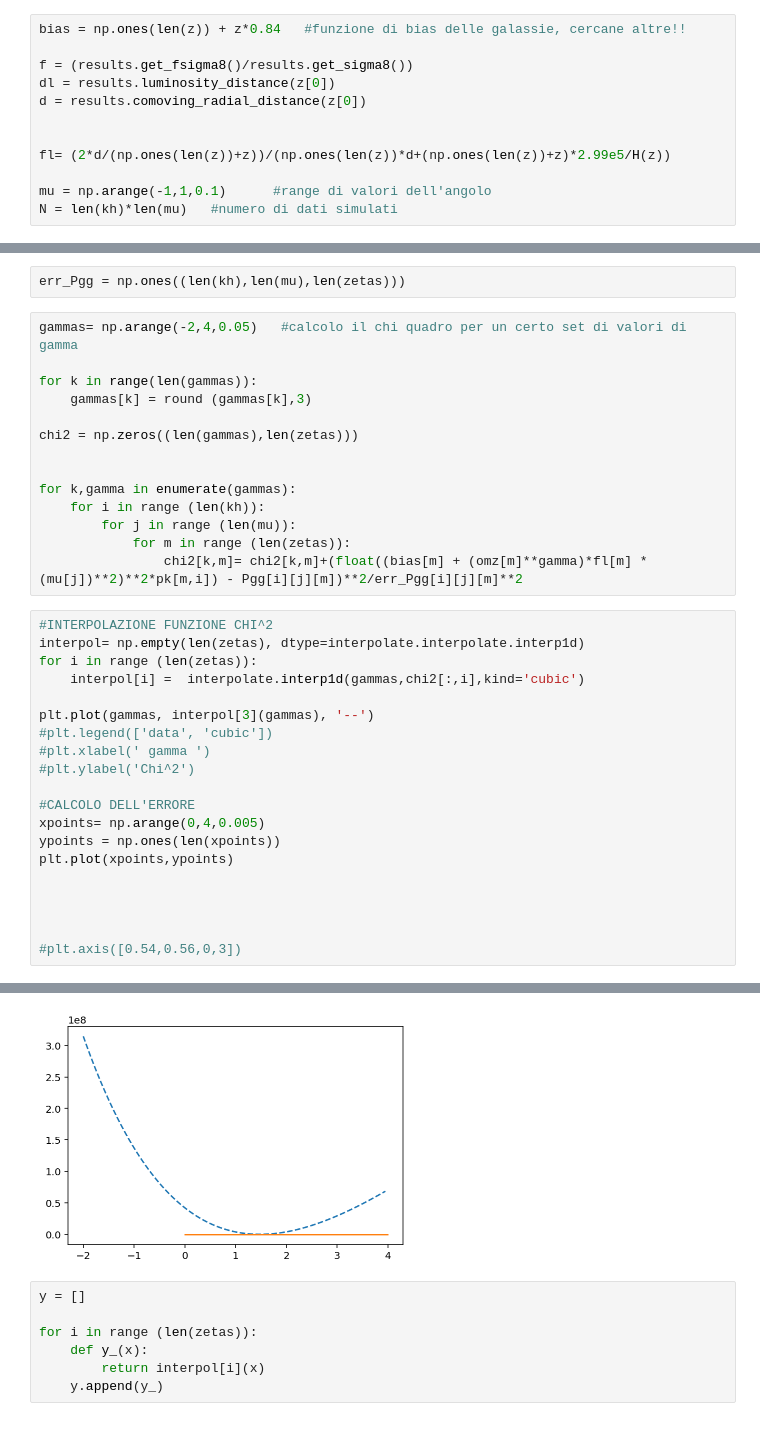
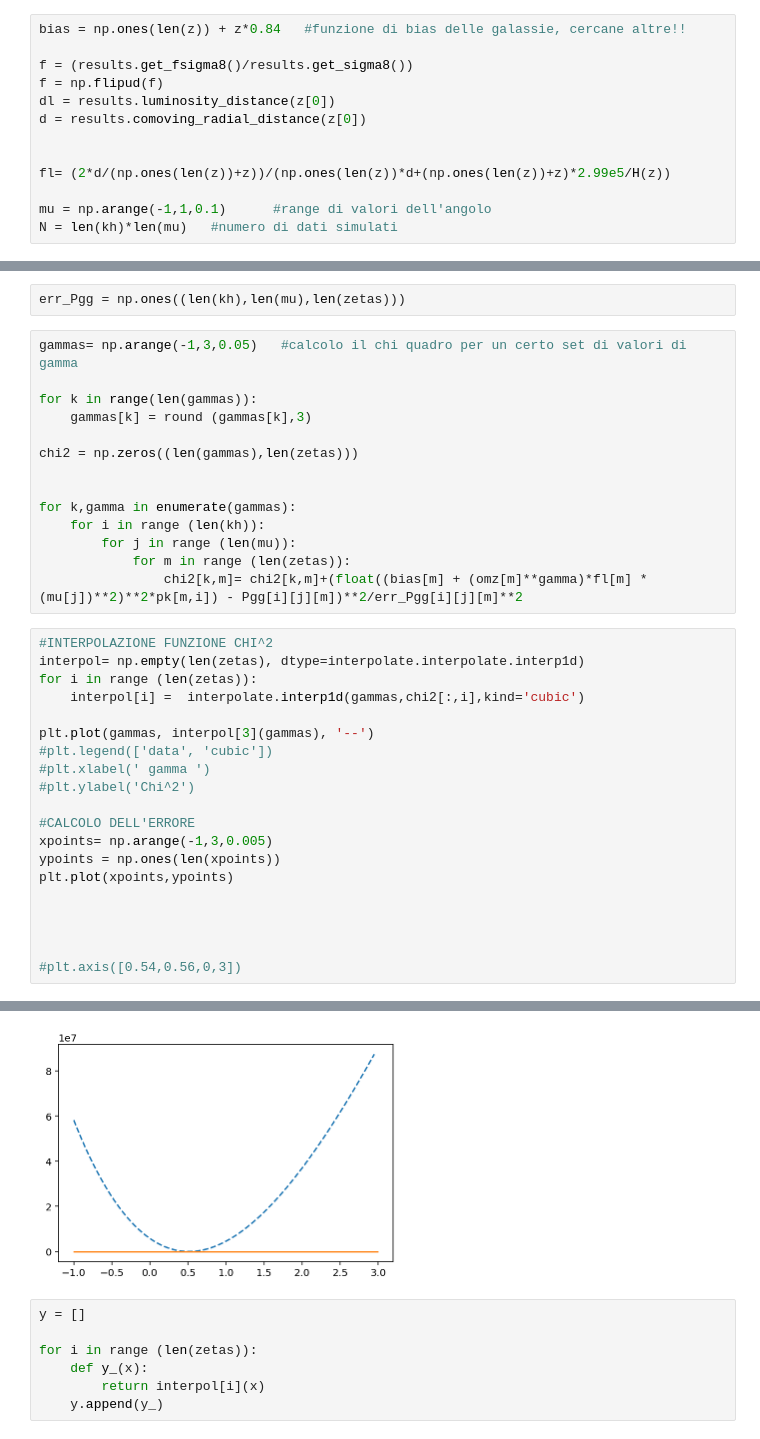
Before and after one commit to Sareva00/Tesi, a Jupyter notebook: GammaGW - Copia2.ipynb, the cells around one changed output, grey strips where cells are left out. Drawn from its saved outputs; the diff is of its cells as text.

```diff
--- a/GammaGW - Copia2.ipynb
+++ b/GammaGW - Copia2.ipynb
@@ -74,6 +74,7 @@ dl'= r + (1+z)*c/H
 bias = np.ones(len(z)) + z*0.84   #funzione di bias delle galassie, cercane altre!!
 
 f = (results.get_fsigma8()/results.get_sigma8())
+f = np.flipud(f)
 dl = results.luminosity_distance(z[0])
 d = results.comoving_radial_distance(z[0])
 
@@ -97,7 +98,7 @@ for i in range (len(kh)):
 # %%
 err_Pgg = np.ones((len(kh),len(mu),len(zetas)))
 # %%
-gammas= np.arange(-2,4,0.05)   #calcolo il chi quadro per un certo set di valori di gamma
+gammas= np.arange(-1,3,0.05)   #calcolo il chi quadro per un certo set di valori di gamma
 
 for k in range(len(gammas)):
     gammas[k] = round (gammas[k],3)
@@ -113,26 +114,26 @@ for k,gamma in enumerate(gammas):
 # %%
 #INTERPOLAZIONE FUNZIONE CHI^2
 interpol= np.empty(len(zetas), dtype=interpolate.interpolate.interp1d)
 for i in range (len(zetas)):
     interpol[i] =  interpolate.interp1d(gammas,chi2[:,i],kind='cubic')
 
 plt.plot(gammas, interpol[3](gammas), '--')
 #plt.legend(['data', 'cubic'])
 #plt.xlabel(' gamma ')
 #plt.ylabel('Chi^2')
 
 #CALCOLO DELL'ERRORE
-xpoints= np.arange(0,4,0.005)
+xpoints= np.arange(-1,3,0.005)
 ypoints = np.ones(len(xpoints))
 plt.plot(xpoints,ypoints)
 
 
 
 
 #plt.axis([0.54,0.56,0,3])
 # %% [output]
 [<matplotlib.lines.Line2D at 0x...>]
-[figure, old version]
+[figure, new version]
 # %%
 y = []
 
```
Also changed, not shown: parts of 10 cells of this notebook, 2 other files.
